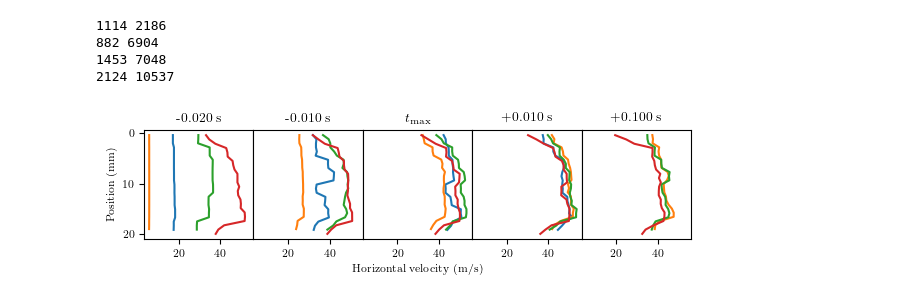
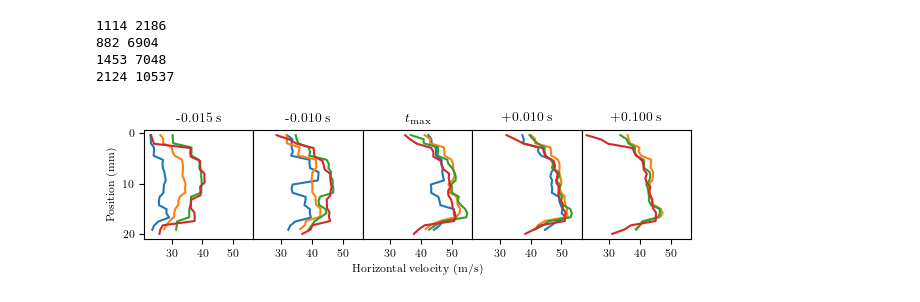
Before and after one commit to TFLVerouden/ETPoF, a Jupyter notebook: plots.ipynb, the cells around one changed output. Drawn from its saved outputs; the diff is of its cells as text; code cells hidden in the pictures.

Commit message:
Final plots report

```diff
--- a/plots.ipynb
+++ b/plots.ipynb
@@ -304,3 +304,5 @@ for i in range(1,5):
 
     # Get the index of maximum displacement for each position
     max_flow_index.append(np.nanargmax(displ_av_avg[i-1]))
+
+max_flow_index2 = [1114, 1238, 1335, 1363]
@@ -313,7 +317,7 @@ for i in range(4):
 1453 7048
 2124 10537
 # %%
-rel_indices = [-800, -400, 0, 400, 4000]
+rel_indices = [-600, -400, 0, 400, 4000]
 t_max_index = 2
 
 # Plot the velocity profiles at different times
@@ -326,33 +330,33 @@ mean_frames = 100
 for i in range(len(rel_indices)):
 
     # For position
     for j in range(4):
 
         # If the data exists
-        if max_flow_index[j] + rel_indices[i] + mean_frames < len(profile_avg[j]):
+        if max_flow_index2[j] + rel_indices[i] + mean_frames < len(profile_avg[j]):
 
             # Average the profile of the frames around the given time step
-            mean_profile = np.nanmean([profile_avg[j][max_flow_index[j] + rel_indices[i] + k, :] for k in range(mean_frames)], axis=0)
+            mean_profile = np.nanmean([profile_avg[j][max_flow_index2[j] + rel_indices[i] + k, :] for k in range(mean_frames)], axis=0)
 
             # Plot the profile
             ax[i].plot(mean_profile, window_pos_avg[j], label=positions[j], c=f'C{j}')
 
     if i == t_max_index:
         ax[i].set_title(r'$t_{\rm{max}}$')
     elif i > t_max_index:
         ax[i].set_title(f'+{rel_indices[i] / frame_rate:.3f} s')
     elif i < t_max_index:
         ax[i].set_title(f'{rel_indices[i] / frame_rate:.3f} s')
 
 
     ax[i].invert_yaxis()
     if i > 0:
         ax[i].set_yticks([])
 
 ax[0].set_ylabel('Position (mm)')
 ax[2].set_xlabel('Horizontal velocity (m/s)')
 plt.show()
 
 fig.savefig('processed/flow_profiles.pdf', format='pdf', bbox_inches='tight')
 # %% [output]
-[figure, old version]
+[figure, new version]
```
Also changed, not shown: parts of 1 cell of this notebook, 1 other file.
